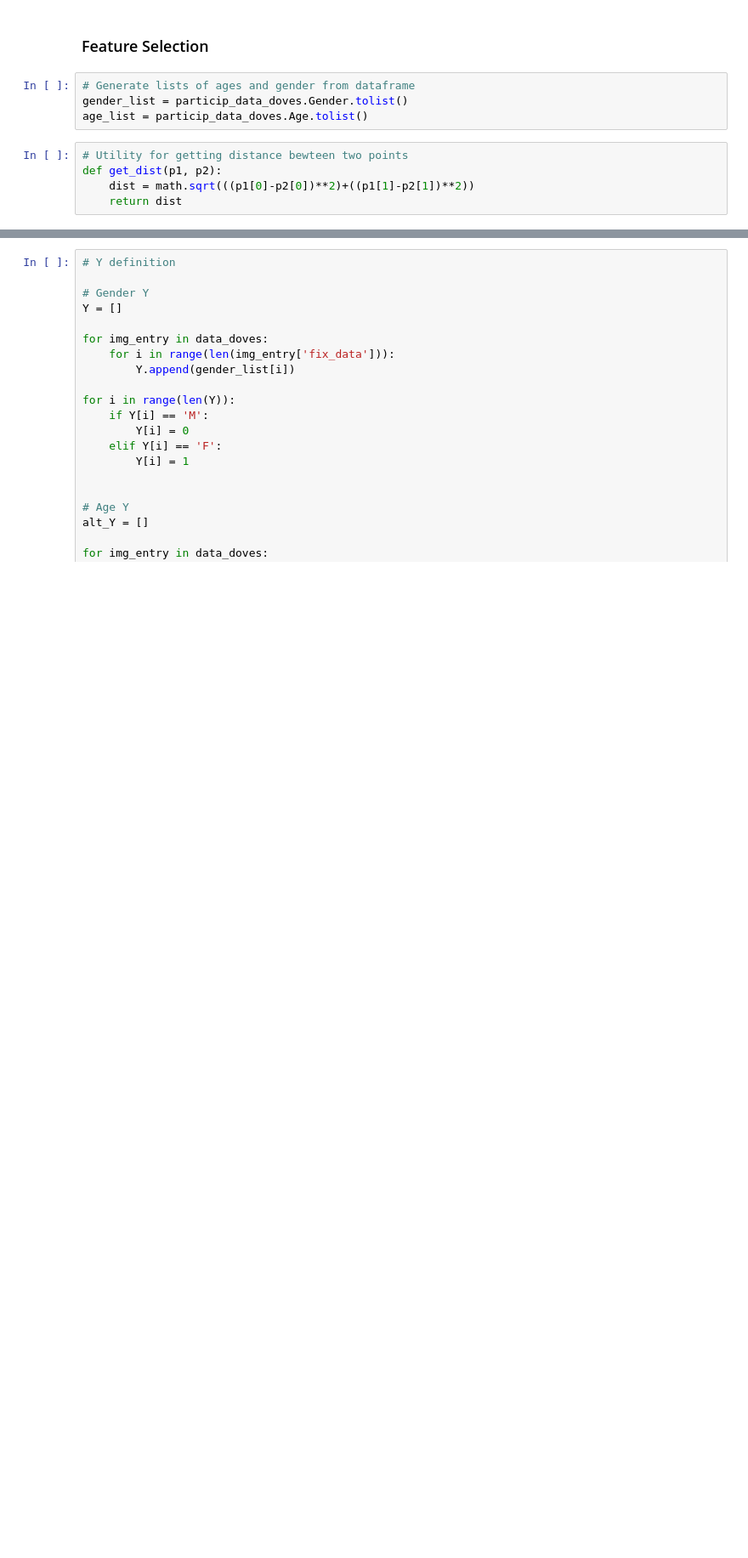
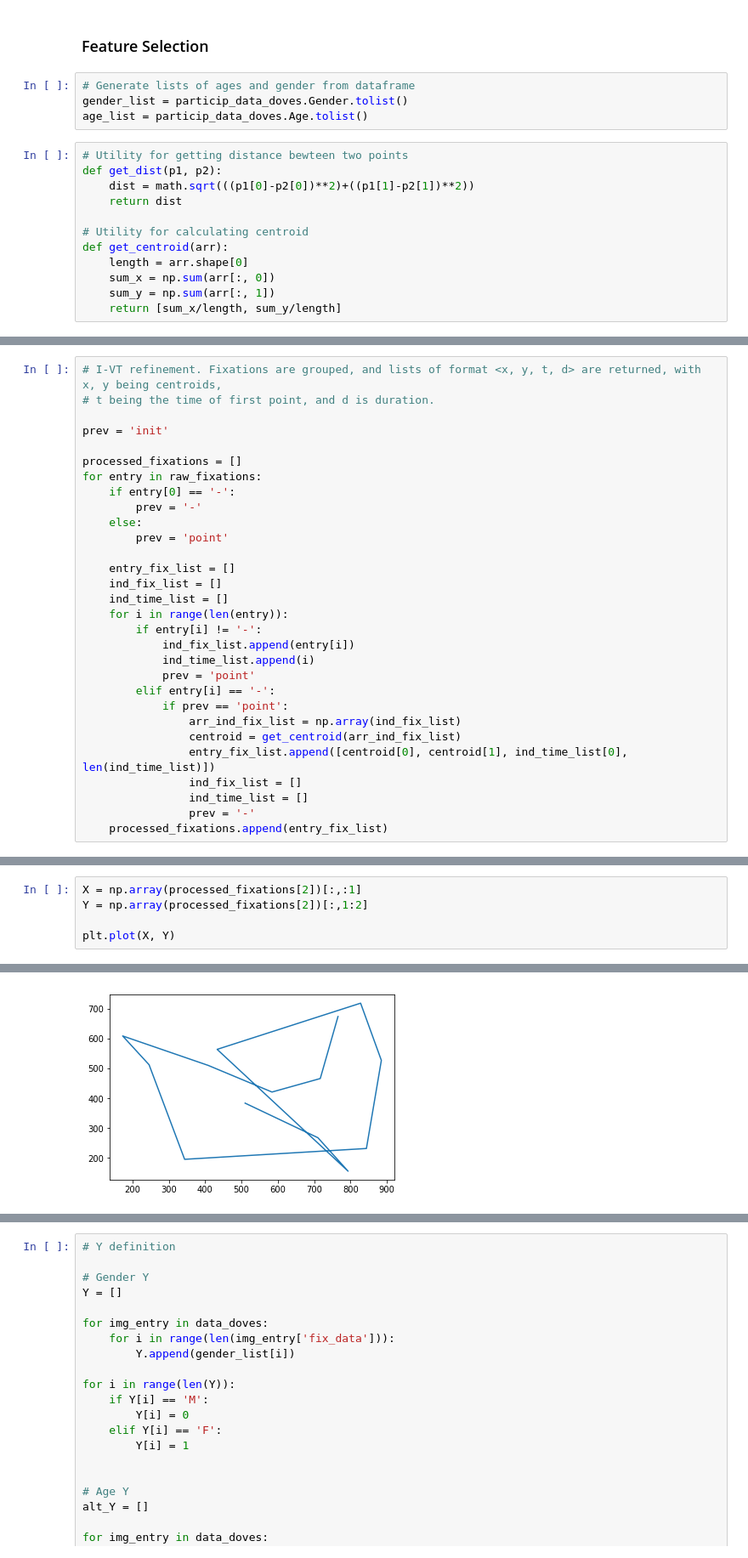
Before and after one commit to kroglkt/CogSci3, a Jupyter notebook: DOVES classifier.ipynb, the cells around one changed output, grey strips where cells are left out. Shown: that part at 85% size. Saved outputs shown, nothing was run; the diff lists cells and outputs as text; blank space fills up the shorter version.

```diff
--- a/DOVES classifier.ipynb
+++ b/DOVES classifier.ipynb
@@ -115,3 +118,10 @@ age_list = particip_data_doves.Age.tolist()
 def get_dist(p1, p2):
     dist = math.sqrt(((p1[0]-p2[0])**2)+((p1[1]-p2[1])**2))
     return dist
+
+# Utility for calculating centroid
+def get_centroid(arr):
+    length = arr.shape[0]
+    sum_x = np.sum(arr[:, 0])
+    sum_y = np.sum(arr[:, 1])
+    return [sum_x/length, sum_y/length]
@@ -186,0 +165,30 @@ for i in range(len(mean_fixdur)):
+# %%
+# I-VT refinement. Fixations are grouped, and lists of format <x, y, t, d> are returned, with x, y being centroids,
+# t being the time of first point, and d is duration.
+
+prev = 'init'
+
+processed_fixations = []
+for entry in raw_fixations:
+    if entry[0] == '-':
+        prev = '-'
+    else:
+        prev = 'point'
+
+    entry_fix_list = []
+    ind_fix_list = []
+    ind_time_list = []
+    for i in range(len(entry)):
+        if entry[i] != '-':
+            ind_fix_list.append(entry[i])
+            ind_time_list.append(i)
+            prev = 'point'
+        elif entry[i] == '-':
+            if prev == 'point':
+                arr_ind_fix_list = np.array(ind_fix_list)
+                centroid = get_centroid(arr_ind_fix_list)
+                entry_fix_list.append([centroid[0], centroid[1], ind_time_list[0], len(ind_time_list)])
+                ind_fix_list = []
+                ind_time_list = []
+                prev = '-'
+    processed_fixations.append(entry_fix_list)
@@ -186,0 +238,6 @@ for i in range(len(mean_fixdur)):
+# %%
+X = np.array(processed_fixations[2])[:,:1]
+Y = np.array(processed_fixations[2])[:,1:2]
+
+plt.plot(X, Y)
+# %% [output]
@@ -186,0 +245 @@ for i in range(len(mean_fixdur)):
+[figure, added]
```
Also changed, not shown: parts of 14 cells of this notebook.
